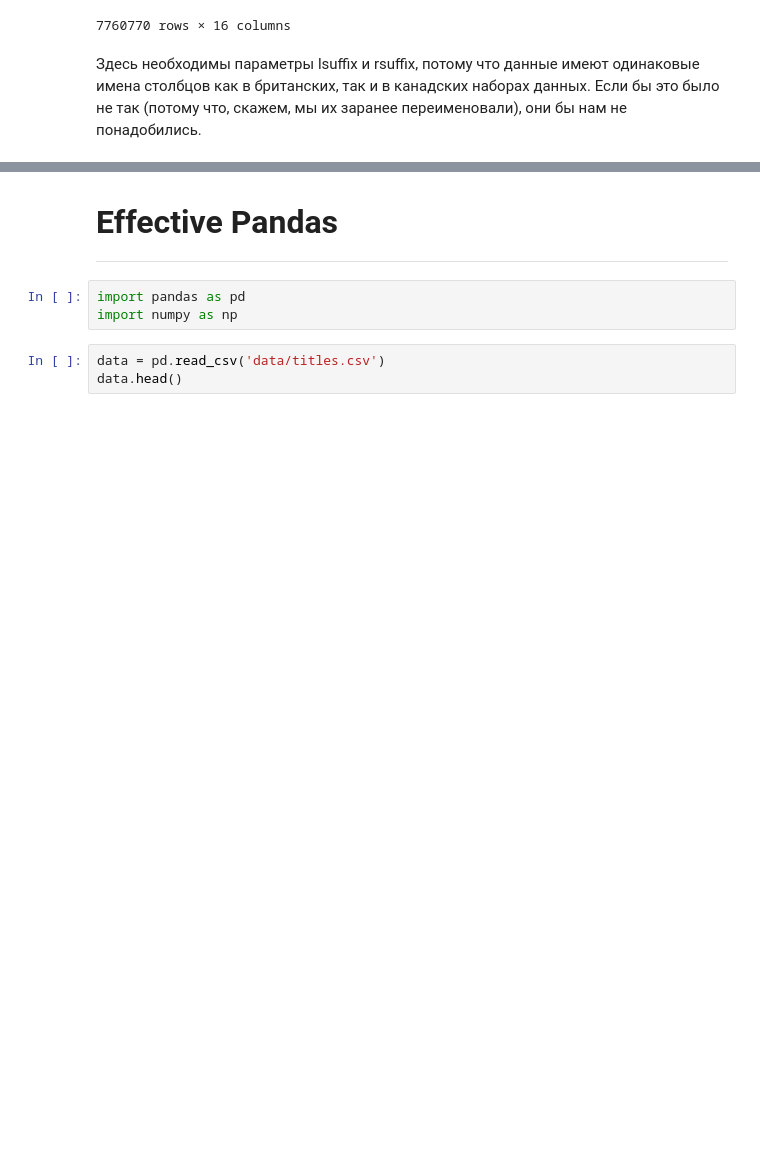
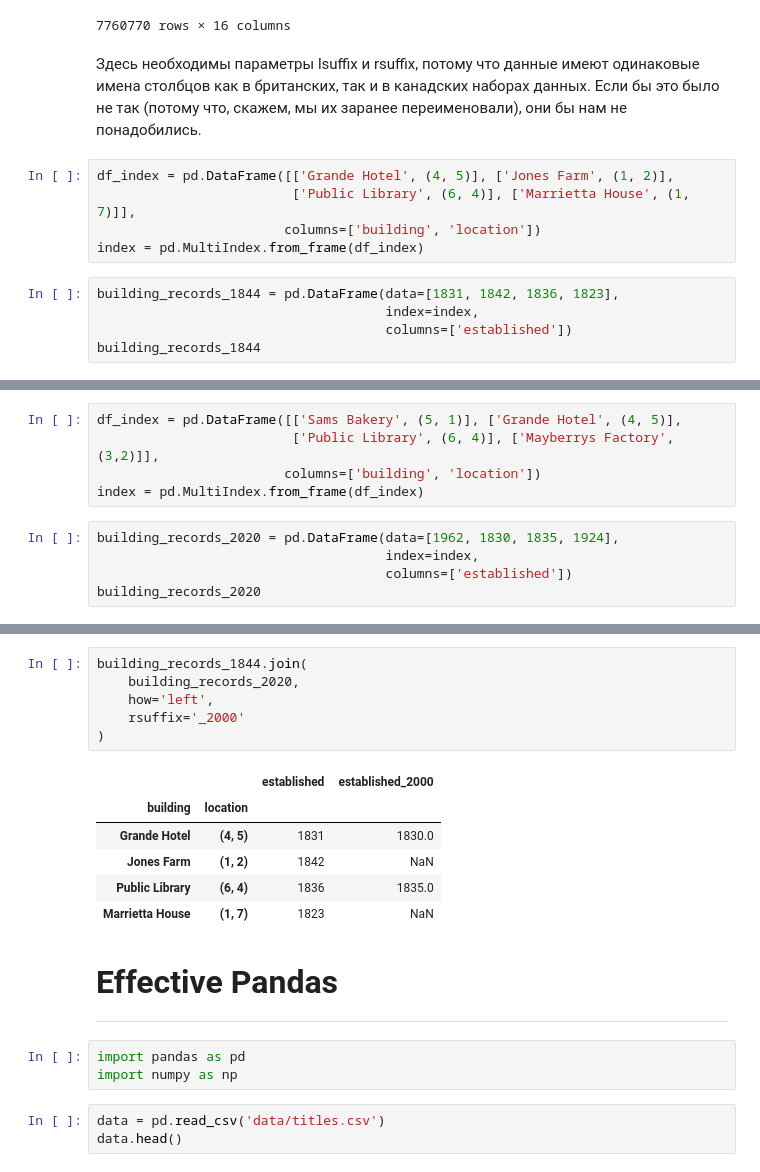
Before and after one commit to 1mmo/data-analysis-handbook, a Jupyter notebook: handbook/Working with data/Pandas.ipynb, the cells around one changed output, grey strips where cells are left out. Saved outputs shown, nothing was run; the diff lists cells and outputs as text; blank space fills up the shorter version.

```diff
--- a/handbook/Working with data/Pandas.ipynb
+++ b/handbook/Working with data/Pandas.ipynb
@@ -1535,3 +1569,13 @@ left.join(right, lsuffix='_CAN', rsuffix='_UK').iloc[0:, 14:]
 7760770 rows × 16 columns
 # %% [markdown]
 Здесь необходимы параметры lsuffix и rsuffix, потому что данные имеют одинаковые имена столбцов как в британских, так и в канадских наборах данных. Если бы это было не так (потому что, скажем, мы их заранее переименовали), они бы нам не понадобились.
+# %%
+df_index = pd.DataFrame([['Grande Hotel', (4, 5)], ['Jones Farm', (1, 2)],
+                         ['Public Library', (6, 4)], ['Marrietta House', (1, 7)]],
+                        columns=['building', 'location'])
+index = pd.MultiIndex.from_frame(df_index)
+# %%
+building_records_1844 = pd.DataFrame(data=[1831, 1842, 1836, 1823],
+                                     index=index,
+                                     columns=['established'])
+building_records_1844
@@ -1537,0 +1589,10 @@ left.join(right, lsuffix='_CAN', rsuffix='_UK').iloc[0:, 14:]
+# %%
+df_index = pd.DataFrame([['Sams Bakery', (5, 1)], ['Grande Hotel', (4, 5)],
+                         ['Public Library', (6, 4)], ['Mayberrys Factory', (3,2)]],
+                        columns=['building', 'location'])
+index = pd.MultiIndex.from_frame(df_index)
+# %%
+building_records_2020 = pd.DataFrame(data=[1962, 1830, 1835, 1924],
+                                     index=index,
+                                     columns=['established'])
+building_records_2020
@@ -1538,3 +1613,16 @@ left.join(right, lsuffix='_CAN', rsuffix='_UK').iloc[0:, 14:]
+# %%
+building_records_1844.join(
+    building_records_2020,
+    how='left',
+    rsuffix='_2000'
+)
+# %% [output]
+|  |  | established | established_2000 |
+| building | location |  |  |
+| Grande Hotel | (4, 5) | 1831 | 1830.0 |
+| Jones Farm | (1, 2) | 1842 | NaN |
+| Public Library | (6, 4) | 1836 | 1835.0 |
+| Marrietta House | (1, 7) | 1823 | NaN |
 # %% [markdown]
 <br>
 <font size=6><b>Effective Pandas</b></font><br>
```
Also changed, not shown: parts of 10 cells of this notebook.
